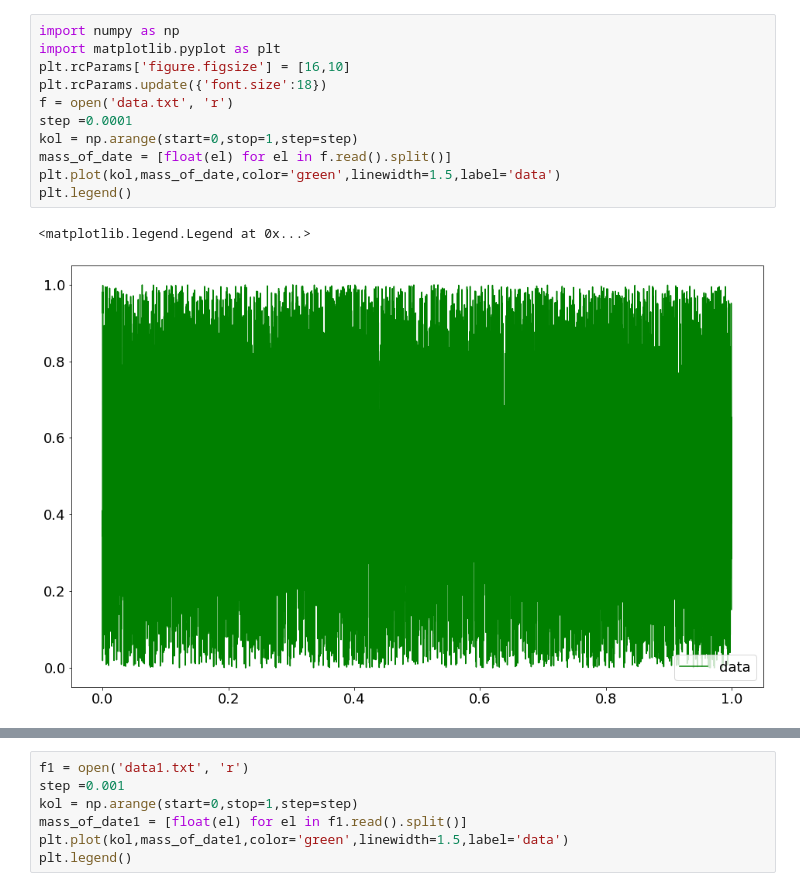
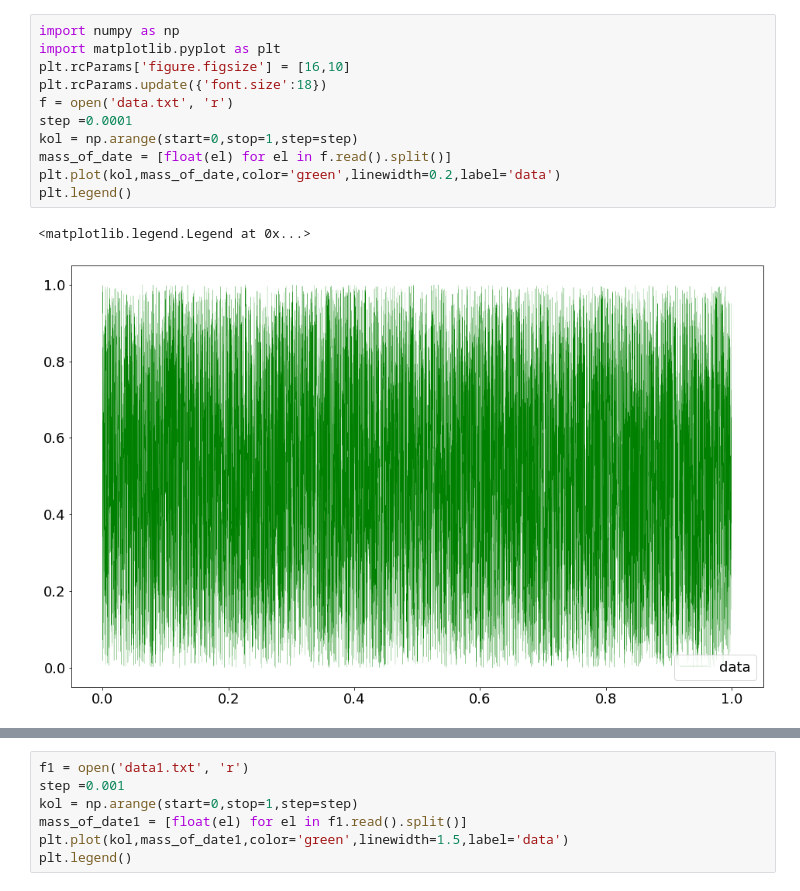
Before and after one commit to lm-cyber/mersenne_twister, a Jupyter notebook: Fourier.ipynb, the cells around one changed output, grey strips where cells are left out. Cells and saved outputs as stored; diff of their text form.

```diff
--- a/Fourier.ipynb
+++ b/Fourier.ipynb
@@ -1,15 +1,15 @@
 # %%
 import numpy as np
 import matplotlib.pyplot as plt
 plt.rcParams['figure.figsize'] = [16,10]
 plt.rcParams.update({'font.size':18})
 f = open('data.txt', 'r')
 step =0.0001
 kol = np.arange(start=0,stop=1,step=step)
 mass_of_date = [float(el) for el in f.read().split()]
-plt.plot(kol,mass_of_date,color='green',linewidth=1.5,label='data')
+plt.plot(kol,mass_of_date,color='green',linewidth=0.2,label='data')
 plt.legend()
 # %% [output]
 <matplotlib.legend.Legend at 0x...>
-[figure, old version]
+[figure, new version]
 # %%
```
Also changed, not shown: parts of 2 cells of this notebook, 1 other file.
